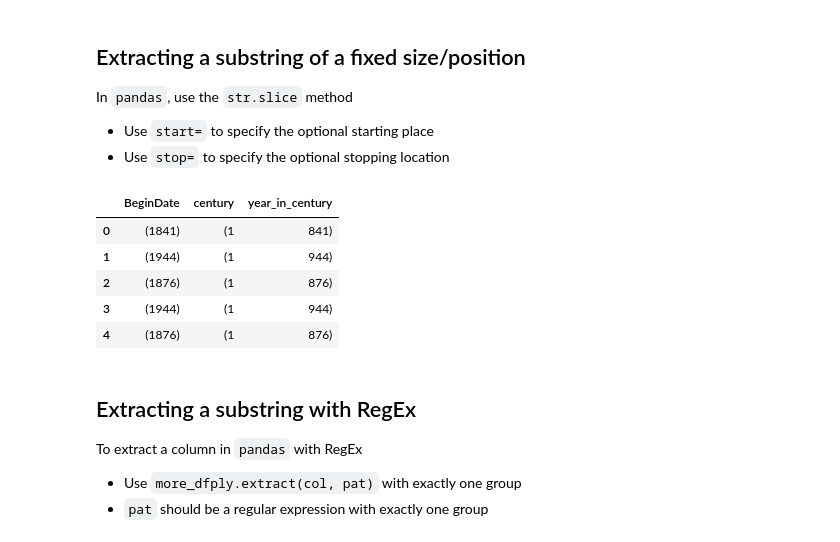
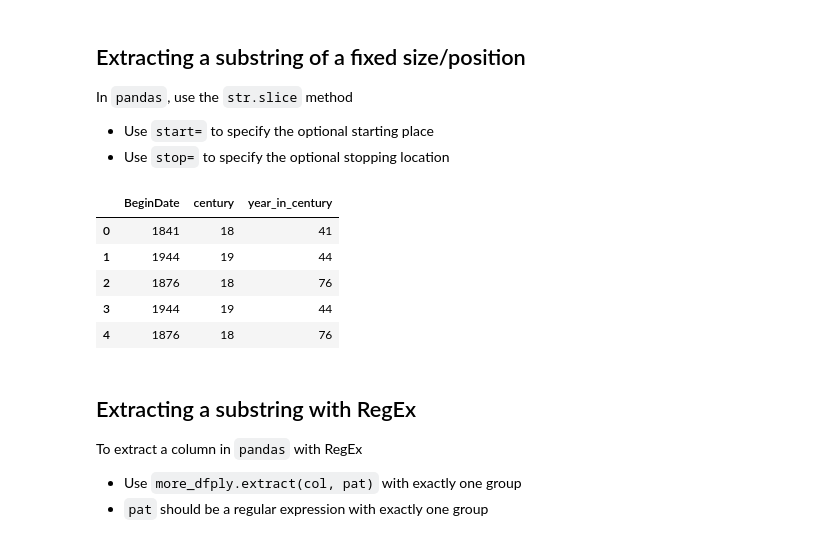
Before and after one commit to samwooden/module3_more_about_mutate, a Jupyter notebook: 3_1_string_transformations.ipynb, the cells around one changed output. Drawn from its saved outputs; the diff is of its cells as text; code cells hidden in the pictures.

```diff
--- a/3_1_string_transformations.ipynb
+++ b/3_1_string_transformations.ipynb
@@ -306,17 +336,20 @@ In `pandas`, use the `str.slice` method
 # %%
 (artwork
  >> select(X.BeginDate)
- >> mutate(BeginDate = X.BeginDate.str.replace('[()]', '', regex = False))
- >> mutate(century = X.BeginDate.str.slice(stop = 2),
-           year_in_century = X.BeginDate.str.slice(start = 2))
+ >> mutate(BeginDate = (X.BeginDate
+                        .str.replace('[()]', '', regex = True)))
+ >> mutate(century = (X.BeginDate
+                      .str.slice(stop = 2)),
+           year_in_century = (X.BeginDate
+                              .str.slice(start = 2)))
  >> head(5))
 # %% [output]
 |  | BeginDate | century | year_in_century |
-| 0 | (1841) | (1 | 841) |
-| 1 | (1944) | (1 | 944) |
-| 2 | (1876) | (1 | 876) |
-| 3 | (1944) | (1 | 944) |
-| 4 | (1876) | (1 | 876) |
+| 0 | 1841 | 18 | 41 |
+| 1 | 1944 | 19 | 44 |
+| 2 | 1876 | 18 | 76 |
+| 3 | 1944 | 19 | 44 |
+| 4 | 1876 | 18 | 76 |
 # %% [markdown]
 ## Extracting a substring with RegEx
 
```
Also changed, not shown: parts of 10 cells of this notebook.
